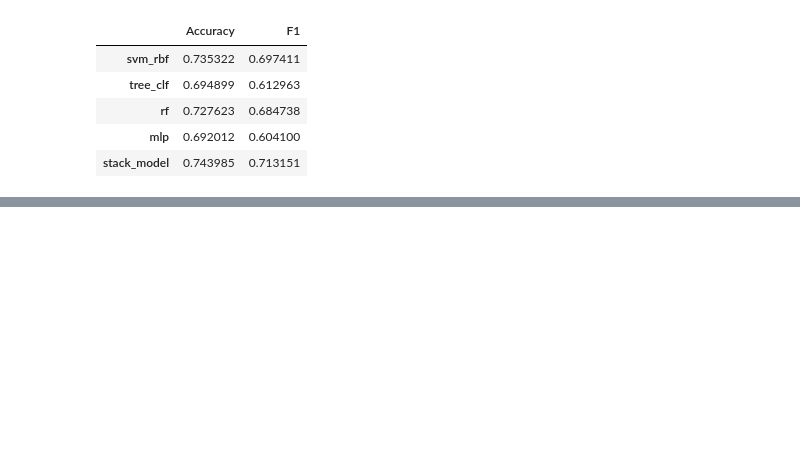
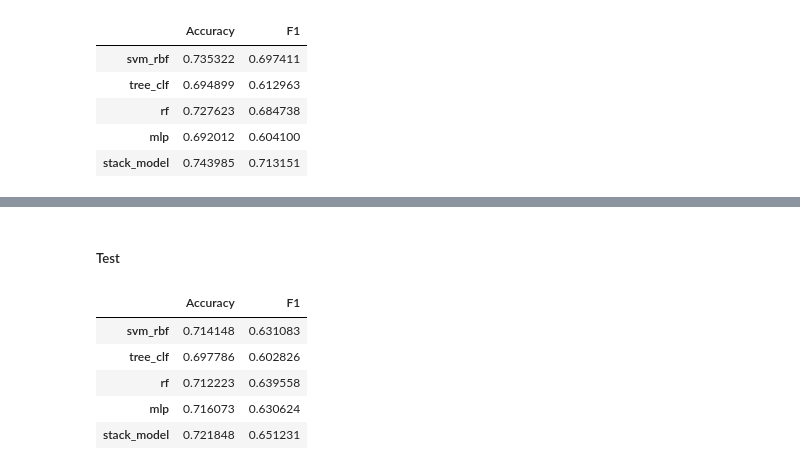
Before and after one commit to alvaro-mazcu-herreros/DETOXIS_2021, a Jupyter notebook: Practica5_Sesion4.ipynb, the cells around one changed output, grey strips where cells are left out. Cells and saved outputs as stored; diff of their text form; code cells hidden in the pictures; blank space fills up the shorter version.

```diff
--- a/Practica5_Sesion4.ipynb
+++ b/Practica5_Sesion4.ipynb
@@ -327,0 +558,15 @@ df_test
+# %%
+acc_test_list_levels = {
+'svm_rbf': svm_test_accuracy_levels,
+'tree_clf': dt_test_accuracy_levels,
+'rf': rf_test_accuracy_levels,
+'mlp': mlp_test_accuracy_levels,
+'stack_model': stack_model_test_accuracy_levels}
+
+
+f1_test_list_levels = {
+'svm_rbf': svm_test_f1_levels,
+'tree_clf': dt_test_f1_levels,
+'rf': rf_test_f1_levels,
+'mlp': mlp_test_f1_levels,
+'stack_model': stack_model_test_f1_levels}
@@ -327,0 +589,14 @@ df_test
+# %% [markdown]
+##### Test
+# %%
+acc_df_test_levels = pd.DataFrame.from_dict(acc_test_list_levels, orient='index', columns=['Accuracy'])
+f1_df_test_levels = pd.DataFrame.from_dict(f1_test_list_levels, orient='index', columns=['F1'])
+df_test_levels = pd.concat([acc_df_test_levels, f1_df_test_levels], axis=1)
+df_test_levels
+# %% [output]
+|  | Accuracy | F1 |
+| svm_rbf | 0.714148 | 0.631083 |
+| tree_clf | 0.697786 | 0.602826 |
+| rf | 0.712223 | 0.639558 |
+| mlp | 0.716073 | 0.630624 |
+| stack_model | 0.721848 | 0.651231 |
```
Also changed, not shown: parts of 37 cells of this notebook.
